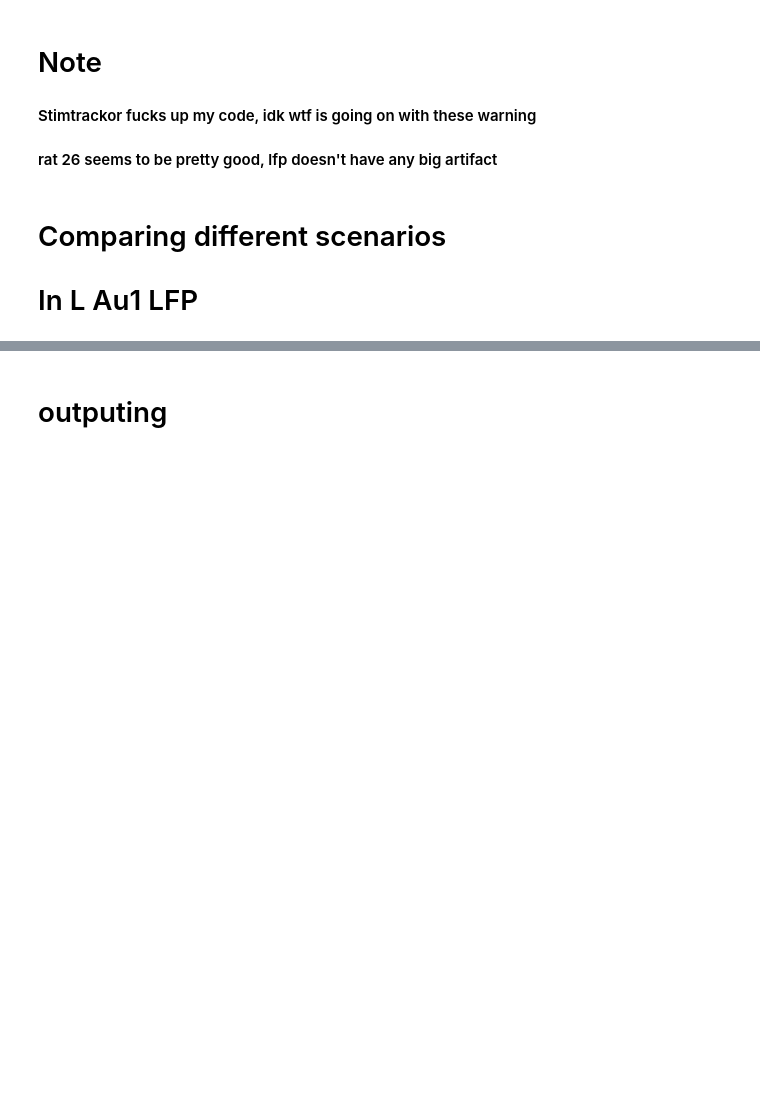
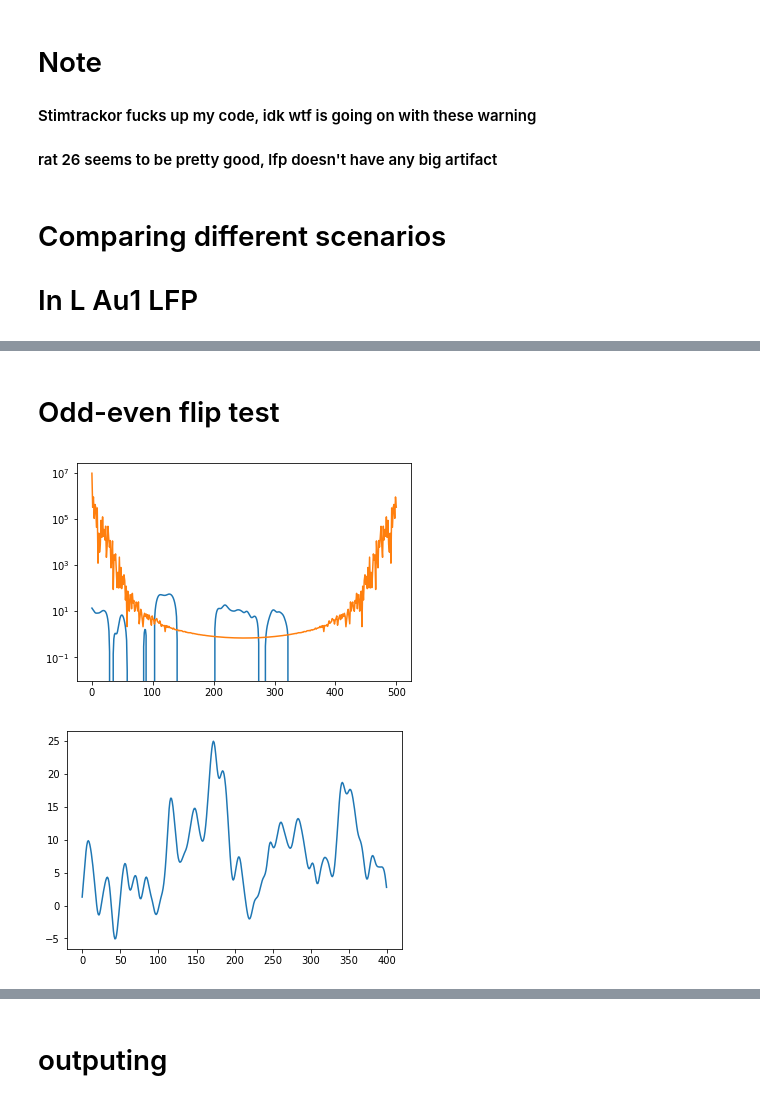
Before and after one commit to Maylibooyah69/RewardReversalPorject, a Jupyter notebook: Import EEG.ipynb, the cells around one changed output, grey strips where cells are left out. Saved outputs shown, nothing was run; the diff lists cells and outputs as text; code cells hidden in the pictures; blank space fills up the shorter version.

```diff
--- a/Import EEG.ipynb
+++ b/Import EEG.ipynb
@@ -311,6 +311,18 @@ tar_r1=eeg_by_label(rat_df,1,1,18)
 off_r1=eeg_by_label(rat_df,2,1,18)
 tar_n1=eeg_by_label(rat_df,1,0,18)
 off_n1=eeg_by_label(rat_df,2,0,18)
+# %% [markdown]
+# Odd-even flip test
+# %%
+temp=copy.deepcopy(tar_r1)
+temp[np.arange(0,temp.shape[0],2)]=-temp[np.arange(0,temp.shape[0],2)]
+test=plot_average(tar_r1,fil=True)
+test1=plot_average(temp,fil=True)
+plt.legend(('Unfliped','Fliped'))
+spec_plot(test1)
+# %% [output]
+[figure, added]
+[figure, added]
 # %%
 erp11=plot_average(tar_r1,fil=True)
 erp22=plot_average(off_r1,fil=True)
```
Also changed, not shown: parts of 9 cells of this notebook, 1 other file.
